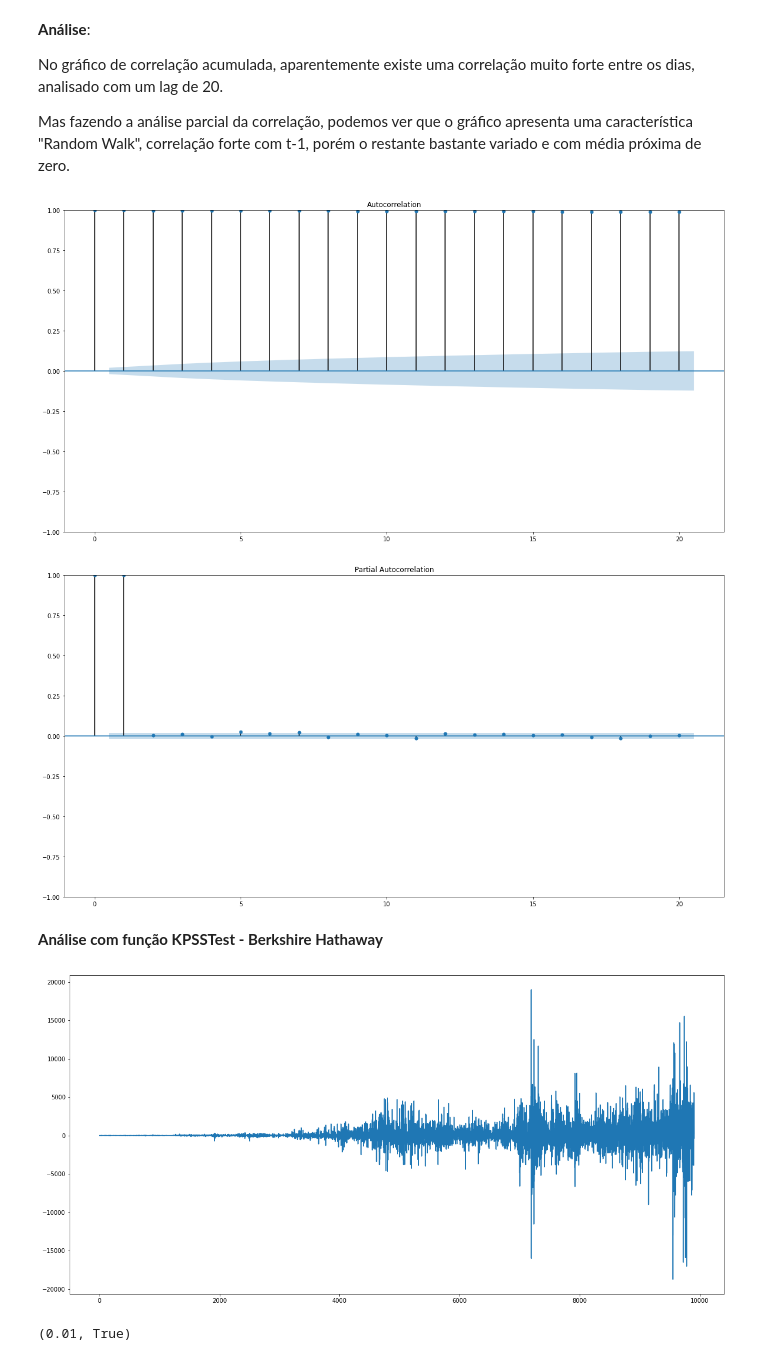
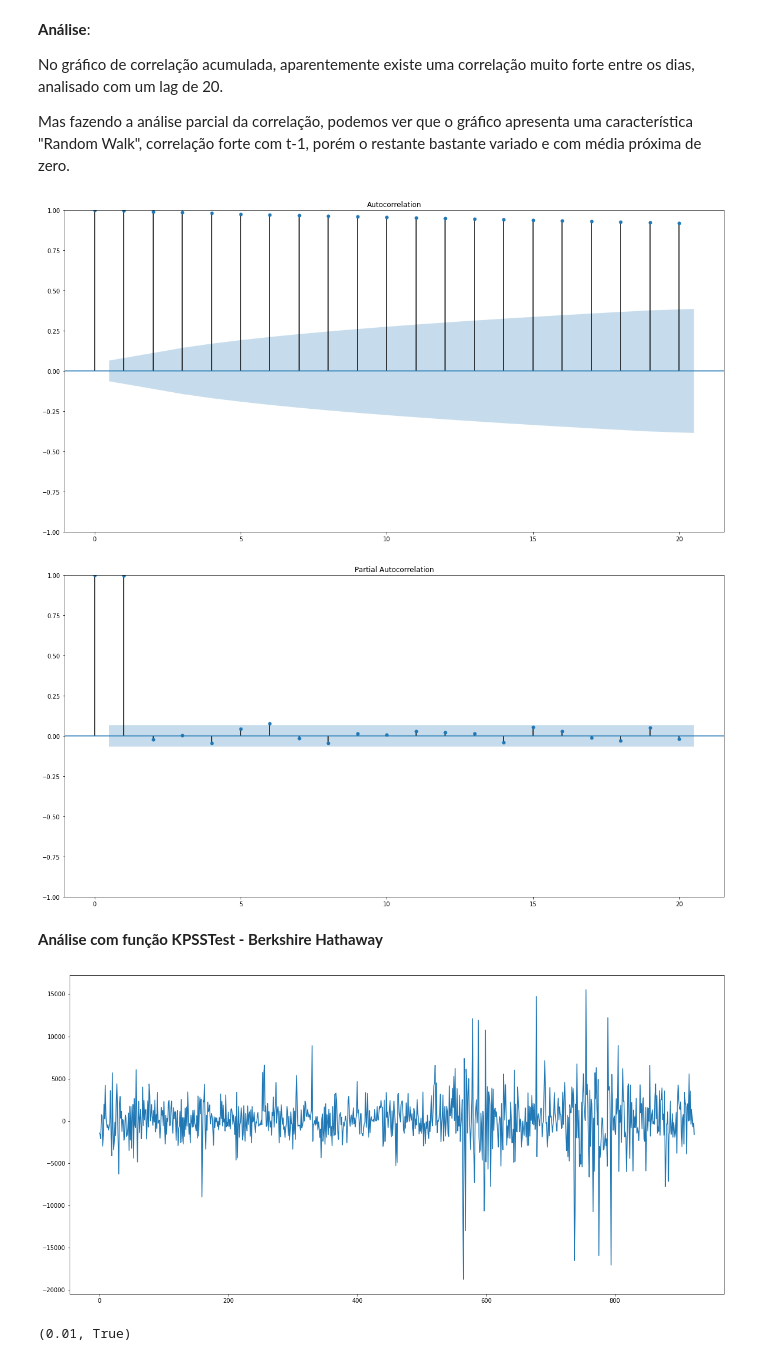
Before and after one commit to rgprado/SeriesTemporais, a Jupyter notebook: Series_Temporais_aula1_202201_Rodrigo_Prado.ipynb, the cells around one changed output. Cells and saved outputs as stored; diff of their text form; code cells hidden in the pictures.

```diff
--- a/Series_Temporais_aula1_202201_Rodrigo_Prado.ipynb
+++ b/Series_Temporais_aula1_202201_Rodrigo_Prado.ipynb
@@ -82,7 +88,7 @@ def show_trend(ts, ma_size):
 # %% [markdown]
 **Definição da Funçao DIFF**
 # %%
-def difference(ts, interval=1):
+def differ(ts, interval=1):
   diff = list()
 
   for t in range(interval, ts.shape[0]):
@@ -303,5 +471,5 @@ df_berkshire['Close'].plot()
 # %%
-ts_berkshire = df_berkshire['Close'].iloc[:-900]
+ts_berkshire = df_berkshire['Close'].iloc[-1825:-900]
 ma_size=30
 show_trend(ts_berkshire, ma_size)
 # %% [output]
@@ -316,21 +484,21 @@ Mas fazendo a análise parcial da correlação, podemos ver que o gráfico apres
 sm.graphics.tsa.plot_acf(ts_berkshire.values.squeeze(), lags=20)
 plt.show()
 # %% [output]
-[figure, old version]
+[figure, new version]
 # %%
 sm.graphics.tsa.plot_pacf(ts_berkshire.values.squeeze(), lags=20)
 
 plt.show()
 # %% [output]
-[figure, old version]
+[figure, new version]
 # %% [markdown]
 **Análise com função KPSSTest - Berkshire Hathaway**
 # %%
-diff_finance = difference(ts_berkshire) # ou ts.diff()
+diff_finance = differ(ts_berkshire) # ou ts.diff()
 diff_finance.plot()
 plt.show()
 # %% [output]
-[figure, old version]
+[figure, new version]
 # %%
 kps = KPSSTest()
 kps.should_diff(df_berkshire['Close'])
```
Also changed, not shown: parts of 72 cells of this notebook.
